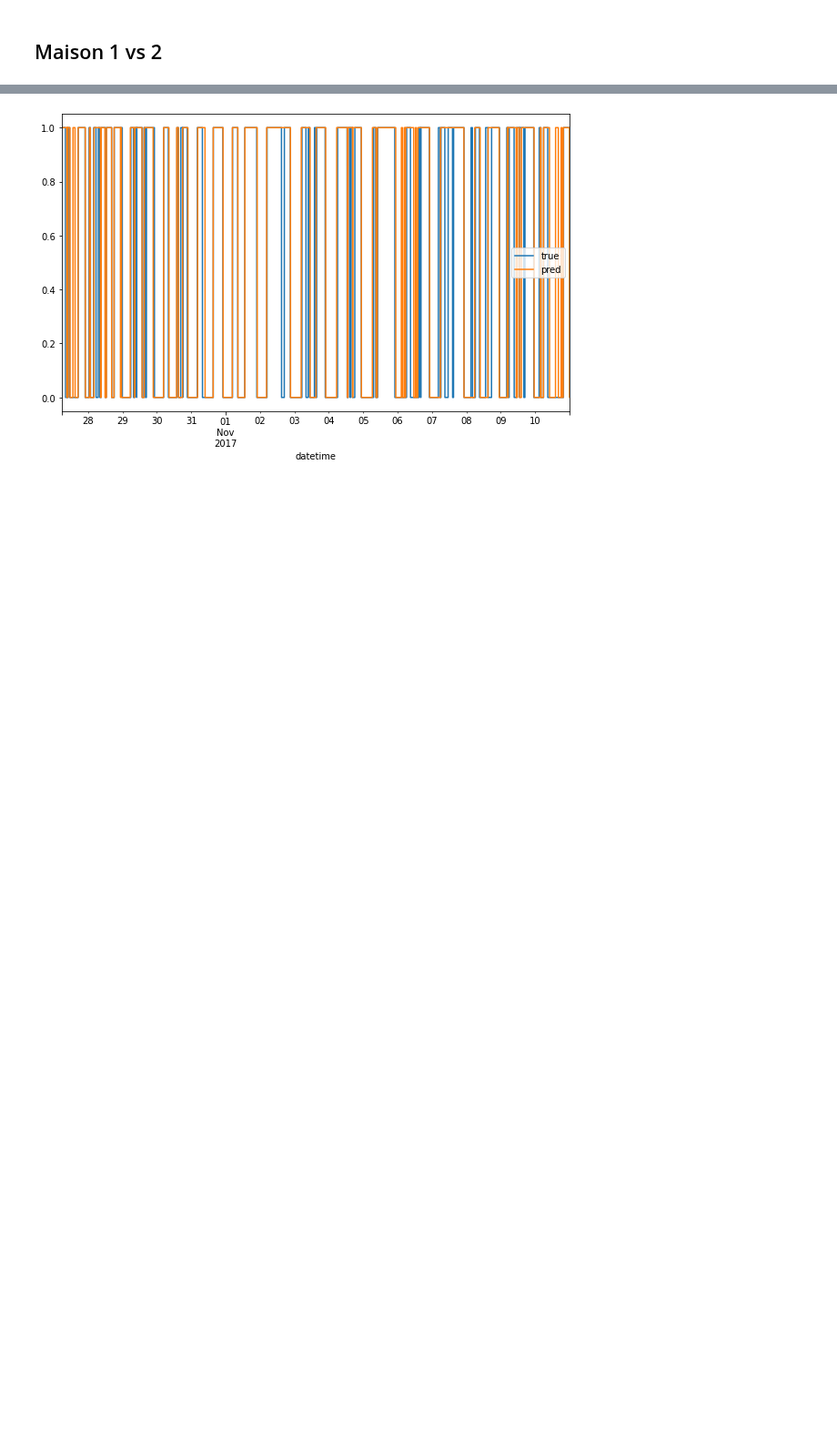
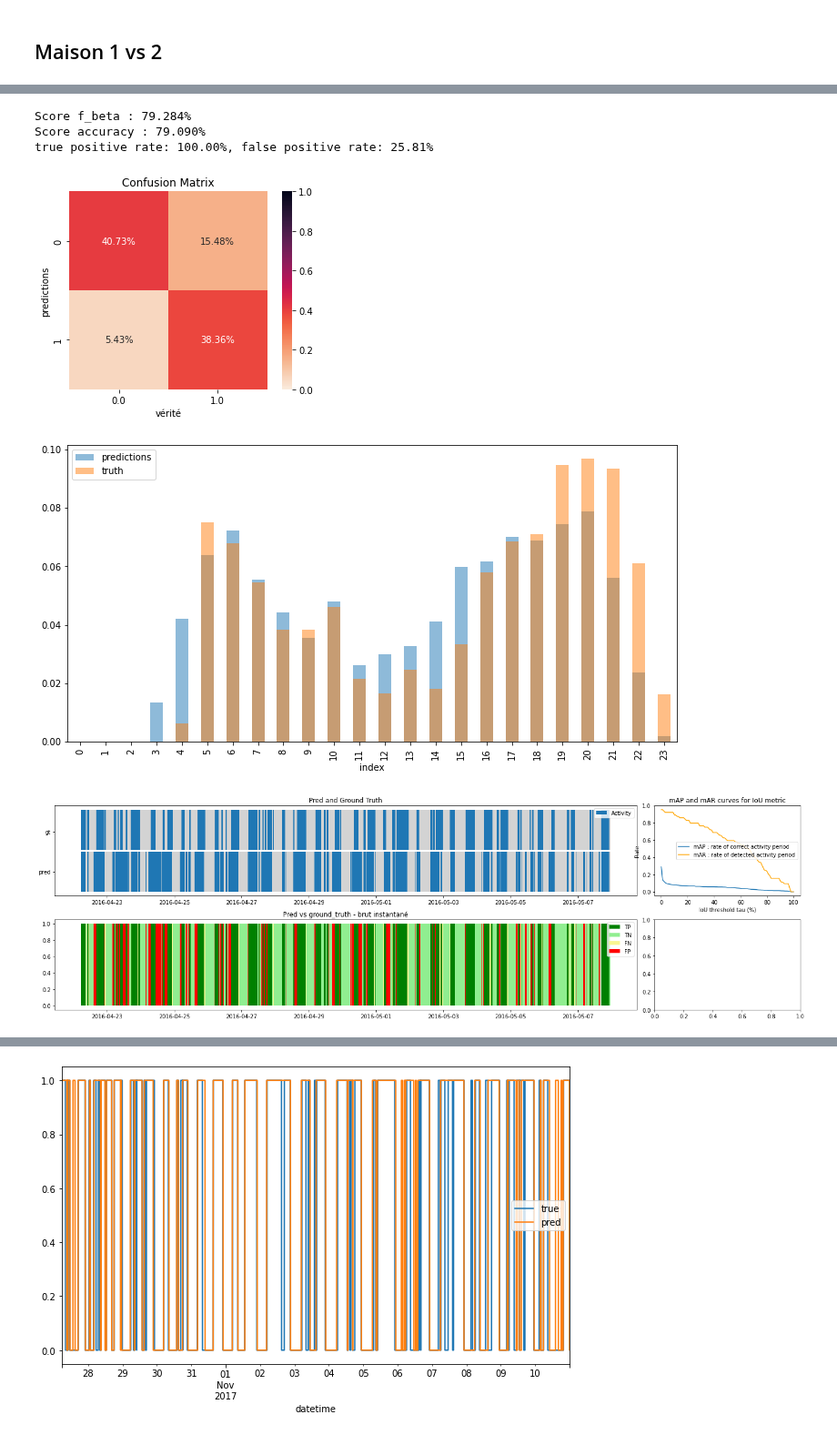
Before and after one commit to hugo-mi/Activity_Detection_From_Electrical_Consumption_Load_Curves, a Jupyter notebook: Classification/classification_house1_vs_house2_optim.ipynb, the cells around one changed output, grey strips where cells are left out. Shown at 91% size. Saved outputs shown, nothing was run; the diff lists cells and outputs as text; code cells hidden in the pictures; blank space fills up the shorter version.

```diff
--- a/Classification/classification_house1_vs_house2_optim.ipynb
+++ b/Classification/classification_house1_vs_house2_optim.ipynb
@@ -232,3 +290,36 @@ true positive rate: 96.23%, false positive rate: 13.21%
+# %%
+y_pred_h1 = gbm.predict(X_test_h1)
+y_pred_h1 = np.rint(y_pred_h1)
+
+mod.plot_confusion_matrix(y_test_h1, y_pred_h1);
+
+house1_power_blk2_res = house1_power_blk2.copy()
+house1_power_blk2_res['activity_pred'] = np.nan
+house1_power_blk2_res.iloc[-X_test_h1.shape[0]:, -1] = (y_pred_h1).astype(int)
+activity_pred_h1 = house1_power_blk2_res['activity_pred'].iloc[-X_test_h1.shape[0]:]
+activity_true_h1 = house1_power_blk2['activity'].iloc[-X_test_h1.shape[0]:]
+
+fig, ax = plt.subplots()
+mod.plot_activity_hist(activity_pred_h1, figsize=(12, 6), alpha=0.5, label='predictions', ax=ax)
+mod.plot_activity_hist(activity_true_h1, figsize=(12, 6), alpha=0.5, label='truth', color='tab:orange', ax=ax)
+
+TPR, FPR = mod.score_overlap(activity_true_h1, activity_pred_h1)
+print(f"true positive rate: {TPR:.2%}, false positive rate: {FPR:.2%}")
+
+# plot the confusion metric
+pred = pd.DataFrame()
+df_gt = pd.DataFrame()
+
+pred[['timestamp', 'activity_prediction']] = house1_power_blk2_res.reset_index()[['datetime', 'activity_pred']].iloc[-X_test_h1.shape[0]:]
+df_gt[['timestamp', 'activity_true']] = house1_power_blk2.reset_index()[['datetime', 'activity']].iloc[-X_test_h1.shape[0]:]
+mod.eval_metric(pred, df_gt);
+# %% [output]
+Score f_beta : 79.284%
+Score accuracy : 79.090%
+true positive rate: 100.00%, false positive rate: 25.81%
+[figure, added]
+[figure, added]
+[figure, added]
 # %%
 y_pred_h2 = gbm.predict(X_test_h2)
 y_pred_h2 = np.rint(y_pred_h2)
```
Also changed, not shown: parts of 10 cells of this notebook.
